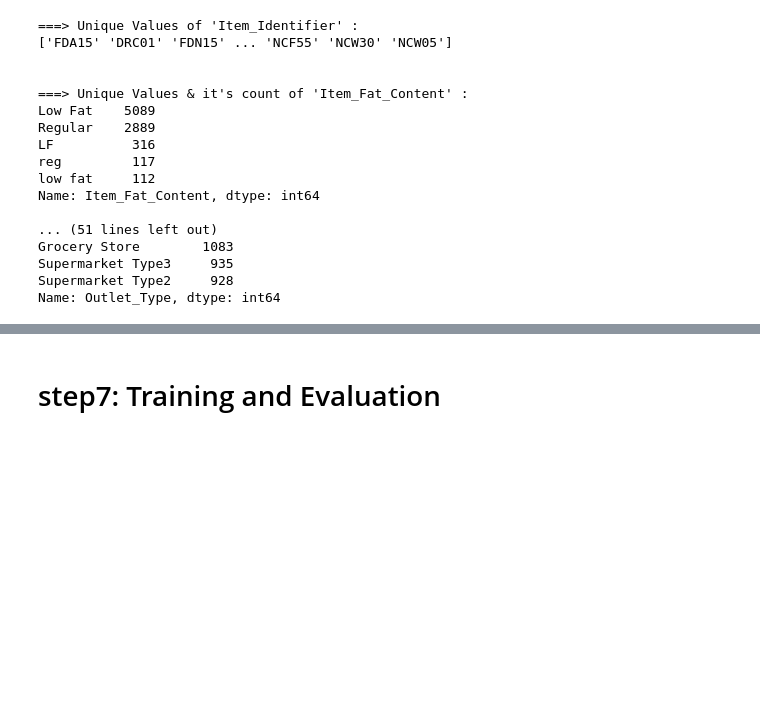
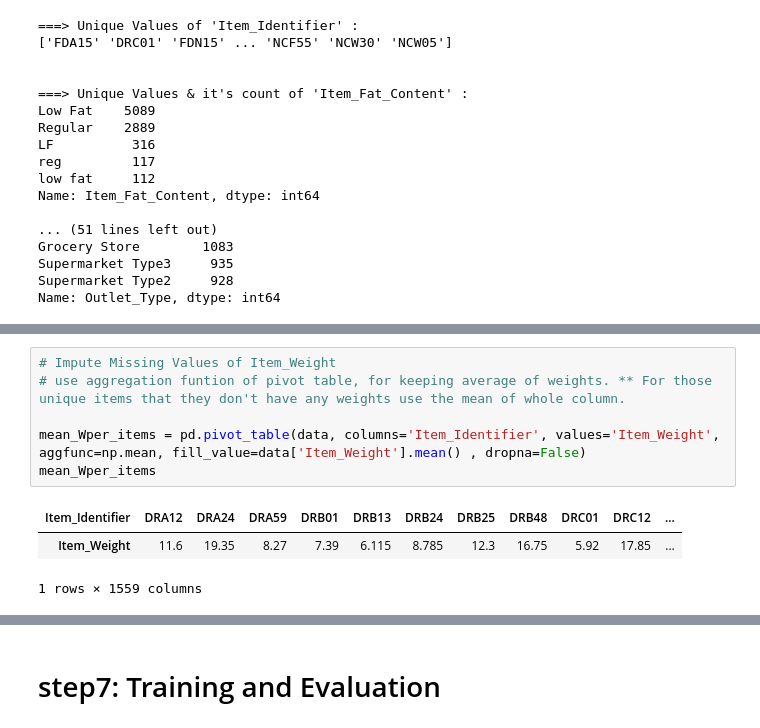
Before and after one commit to Samiraa-Alipour/Sales_Prediction, a Jupyter notebook: Sales_Prediction.ipynb, the cells around one changed output, grey strips where cells are left out. Drawn from its saved outputs; the diff is of its cells as text; blank space fills up the shorter version.

```diff
--- a/Sales_Prediction.ipynb
+++ b/Sales_Prediction.ipynb
@@ -199,0 +225,10 @@ Name: Outlet_Type, dtype: int64
+# %%
+# Impute Missing Values of Item_Weight
+# use aggregation funtion of pivot table, for keeping average of weights. ** For those unique items that they don't have any weights use the mean of whole column.
+
+mean_Wper_items = pd.pivot_table(data, columns='Item_Identifier', values='Item_Weight', aggfunc=np.mean, fill_value=data['Item_Weight'].mean() , dropna=False)
+mean_Wper_items
+# %% [output]
+| Item_Identifier | DRA12 | DRA24 | DRA59 | DRB01 | DRB13 | DRB24 | DRB25 | DRB48 | DRC01 | DRC12 | ... |
+| Item_Weight | 11.6 | 19.35 | 8.27 | 7.39 | 6.115 | 8.785 | 12.3 | 16.75 | 5.92 | 17.85 | ... |
+1 rows × 1559 columns
```
Also changed, not shown: parts of 23 cells of this notebook.
